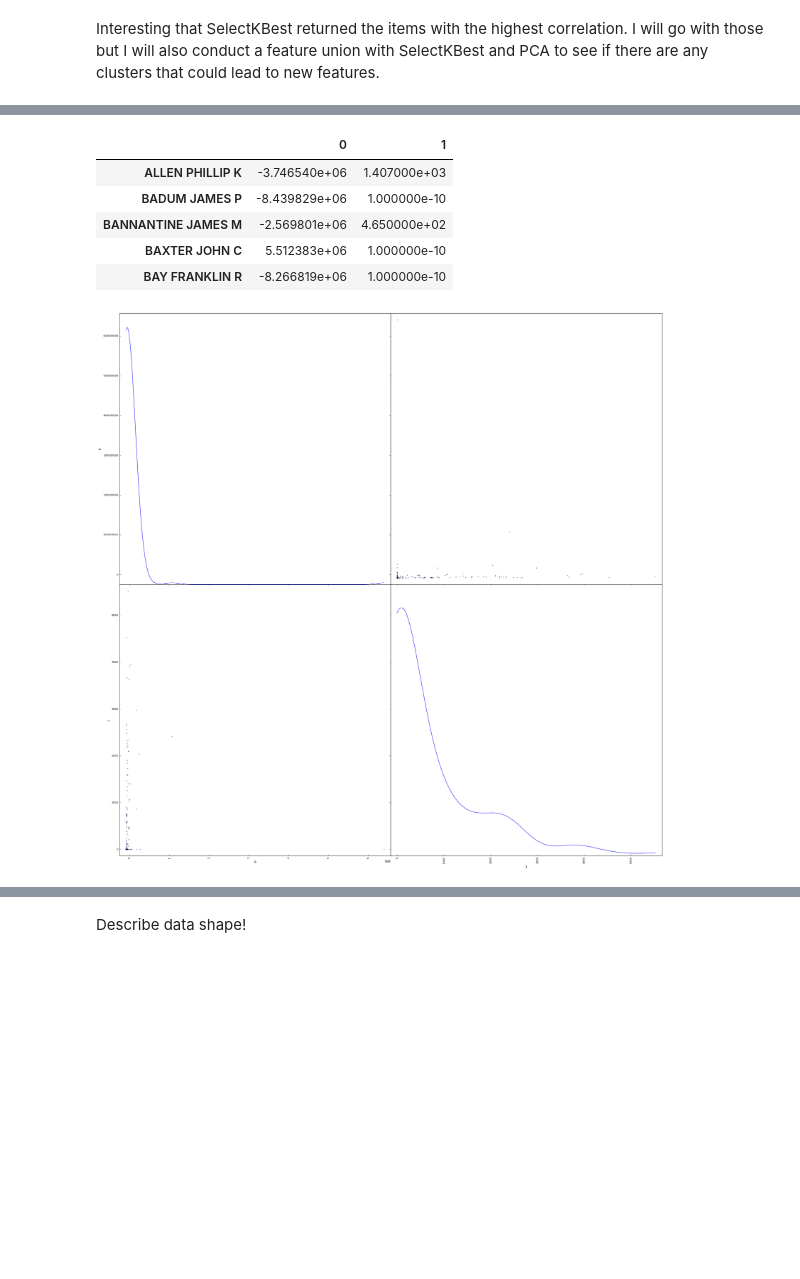
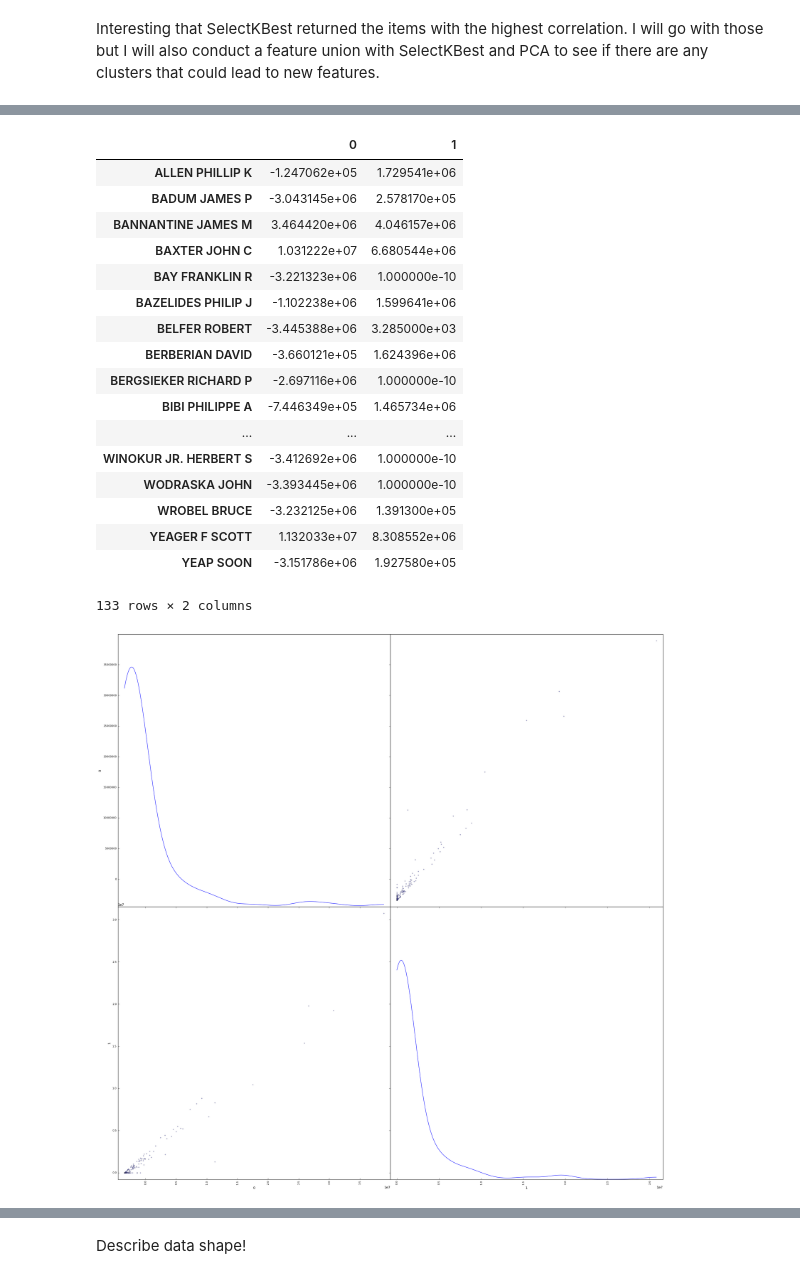
Before and after one commit to djhavera/MachineLearning, a Jupyter notebook: Enron_Project.ipynb, the cells around one changed output, grey strips where cells are left out. Saved outputs shown, nothing was run; the diff lists cells and outputs as text; code cells hidden in the pictures; blank space fills up the shorter version.

```diff
--- a/Enron_Project.ipynb
+++ b/Enron_Project.ipynb
@@ -261,16 +305,28 @@ df_new.index = df.index
-# %%
-df_new.head()
-# %% [output]
-|  | 0 | 1 |
-| ALLEN PHILLIP K | -3.746540e+06 | 1.407000e+03 |
-| BADUM JAMES P | -8.439829e+06 | 1.000000e-10 |
-| BANNANTINE JAMES M | -2.569801e+06 | 4.650000e+02 |
-| BAXTER JOHN C | 5.512383e+06 | 1.000000e-10 |
-| BAY FRANKLIN R | -8.266819e+06 | 1.000000e-10 |
+# %%
+df_pca
+# %% [output]
+|  | 0 | 1 |
+| ALLEN PHILLIP K | -1.247062e+05 | 1.729541e+06 |
+| BADUM JAMES P | -3.043145e+06 | 2.578170e+05 |
+| BANNANTINE JAMES M | 3.464420e+06 | 4.046157e+06 |
+| BAXTER JOHN C | 1.031222e+07 | 6.680544e+06 |
+| BAY FRANKLIN R | -3.221323e+06 | 1.000000e-10 |
+| BAZELIDES PHILIP J | -1.102238e+06 | 1.599641e+06 |
+| BELFER ROBERT | -3.445388e+06 | 3.285000e+03 |
+| BERBERIAN DAVID | -3.660121e+05 | 1.624396e+06 |
+| BERGSIEKER RICHARD P | -2.697116e+06 | 1.000000e-10 |
+| BIBI PHILIPPE A | -7.446349e+05 | 1.465734e+06 |
+| ... | ... | ... |
+| WINOKUR JR. HERBERT S | -3.412692e+06 | 1.000000e-10 |
+| WODRASKA JOHN | -3.393445e+06 | 1.000000e-10 |
+| WROBEL BRUCE | -3.232125e+06 | 1.391300e+05 |
+| YEAGER F SCOTT | 1.132033e+07 | 8.308552e+06 |
+| YEAP SOON | -3.151786e+06 | 1.927580e+05 |
+133 rows × 2 columns
 # %%
-pd.scatter_matrix(df_new, alpha = 0.3, figsize = (30,30), diagonal = 'kde');
+pd.scatter_matrix(df_pca, alpha = 0.3, figsize = (30,30), diagonal = 'kde');
 # %% [output]
-[figure, old version]
+[figure, new version]
 # %%
 from sklearn import preprocessing
 scaler = preprocessing.StandardScaler()
```
Also changed, not shown: parts of 32 cells of this notebook.
